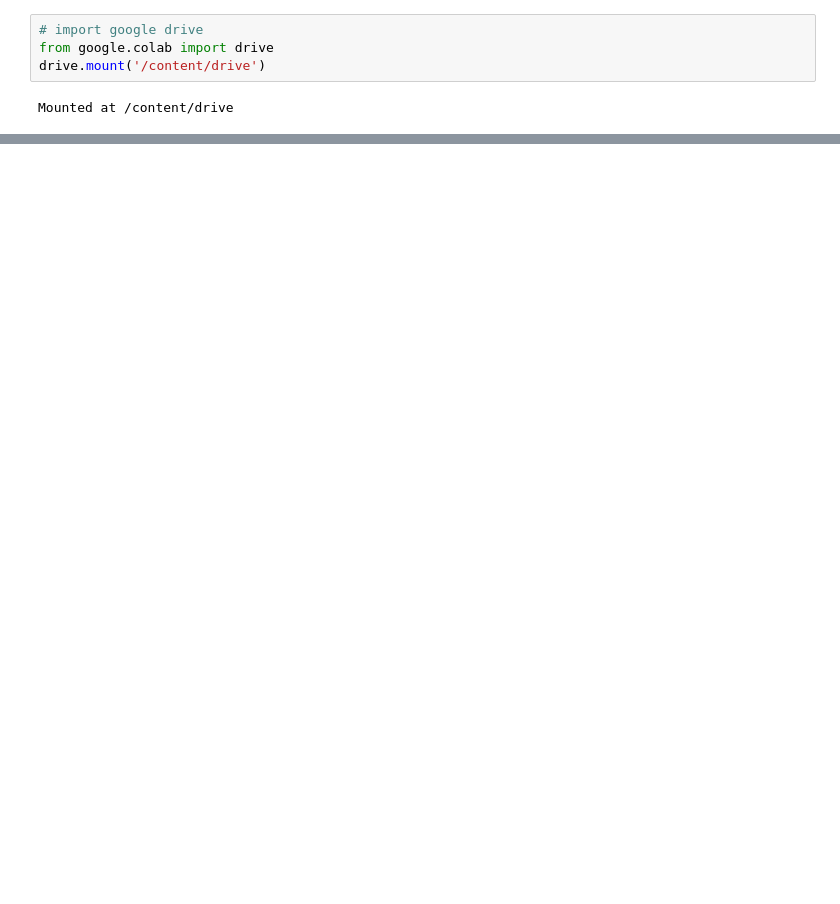
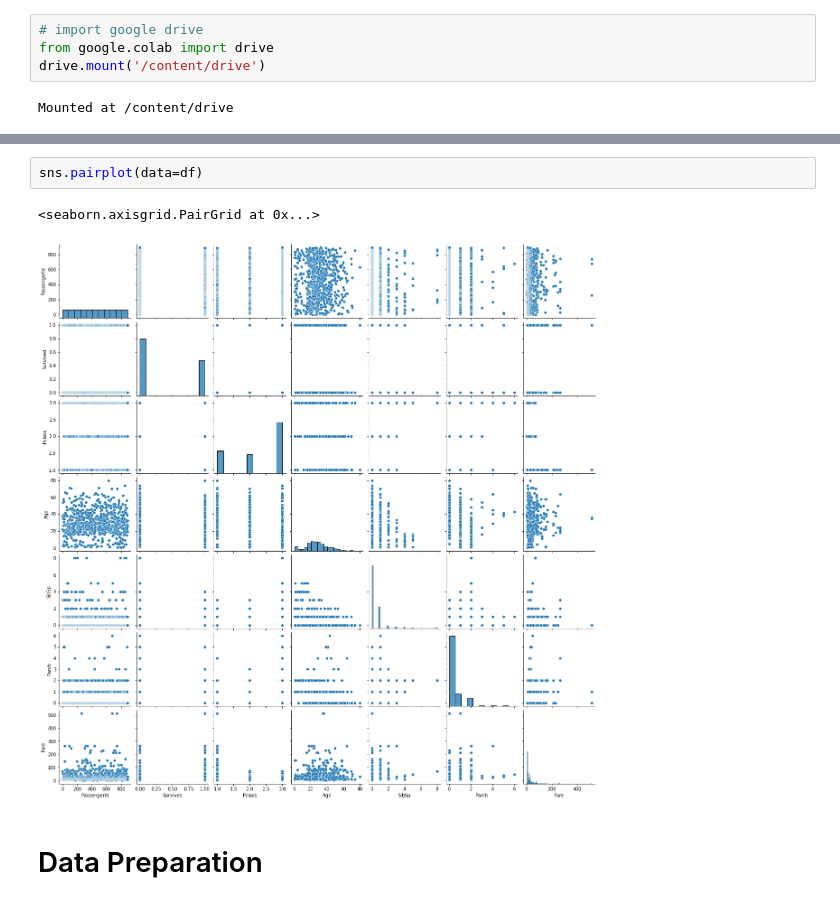
Before and after one commit to vjbarayuga/Week8-Boosting_Models, a Jupyter notebook: TitanicGradientBoost.ipynb, the cells around one changed output, grey strips where cells are left out. Drawn from its saved outputs; the diff is of its cells as text; blank space fills up the shorter version.

```diff
--- a/TitanicGradientBoost.ipynb
+++ b/TitanicGradientBoost.ipynb
@@ -88,0 +100,7 @@ predictions = model.predict(X_test)
+# %%
+sns.pairplot(data=df)
+# %% [output]
+<seaborn.axisgrid.PairGrid at 0x...>
+[figure, added]
+# %% [markdown]
+# Data Preparation
```
Also changed, not shown: parts of 79 cells of this notebook.
